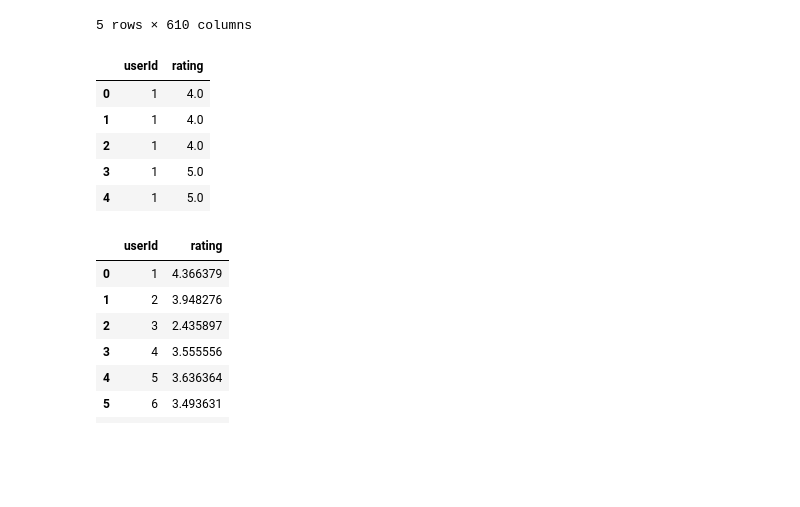
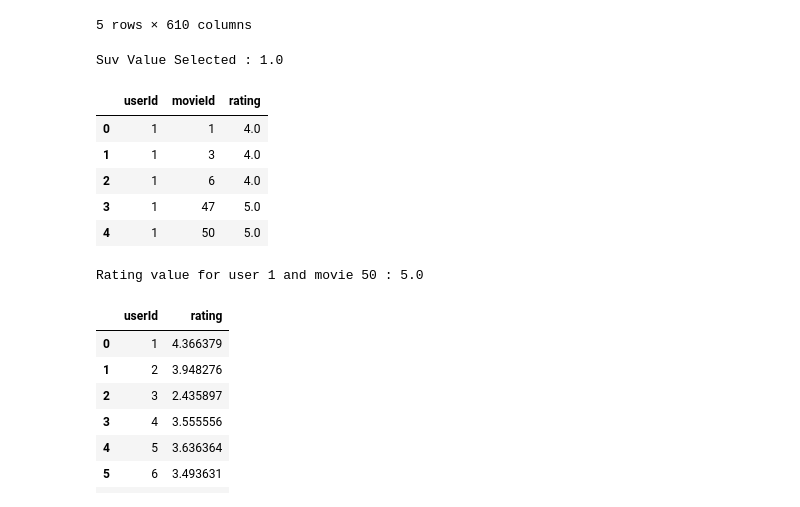
Before and after one commit to mohammed21kamall/Graduation-Project, a Jupyter notebook: Model AI/RatingPredictionCode.ipynb, the cells around one changed output. Cells and saved outputs as stored; diff of their text form; code cells hidden in the pictures; blank space fills up the shorter version.

```diff
--- a/Model AI/RatingPredictionCode.ipynb
+++ b/Model AI/RatingPredictionCode.ipynb
@@ -55,17 +55,38 @@ Suv.head()
 | 3 | 0.516196 | 0.0 | 0.0 | 1.000000 | 0.0 | 0.0 | 0.000000 | 0.0 | 0.0 | 0.0 | ... | ... |
 | 4 | 0.000000 | 0.0 | 0.0 | 0.000000 | 1.0 | 1.0 | 0.000000 | 1.0 | 0.0 | 0.0 | ... | ... |
 5 rows × 610 columns
+# %%
+# Example: Retrieve the value at row 0, column 0 using column names
+Suv_value = Suv.iloc[3, 3]
+print("Suv Value Selected :", Suv_value)
+# %% [output]
+Suv Value Selected : 1.0
 # %%
 ratings = pd.read_csv("drive/MyDrive/Dataset2/ratings.csv")
-ratings = ratings[['userId', 'rating']]
+ratings = ratings[['userId', 'movieId', 'rating']]
 ratings.head()
 # %% [output]
-|  | userId | rating |
-| 0 | 1 | 4.0 |
-| 1 | 1 | 4.0 |
-| 2 | 1 | 4.0 |
-| 3 | 1 | 5.0 |
-| 4 | 1 | 5.0 |
+|  | userId | movieId | rating |
+| 0 | 1 | 1 | 4.0 |
+| 1 | 1 | 3 | 4.0 |
+| 2 | 1 | 6 | 4.0 |
+| 3 | 1 | 47 | 5.0 |
+| 4 | 1 | 50 | 5.0 |
+# %%
+# Example: Select the rating value for a specific user ID and movie ID
+
+user_id = 1
+movie_id = 50
+
+# Filter the DataFrame based on the user ID and movie ID
+selected_rating = ratings[(ratings['userId'] == user_id) & (ratings['movieId'] == movie_id)]['rating'].values
+
+if len(selected_rating) > 0:
+    print("Rating value for user", user_id, "and movie", movie_id, ":", selected_rating[0])
+else:
+    print("No rating found for user", user_id, "and movie", movie_id)
+# %% [output]
+Rating value for user 1 and movie 50 : 5.0
 # %%
 # 2 & 3
 
```
Also changed, not shown: parts of 4 cells of this notebook.
